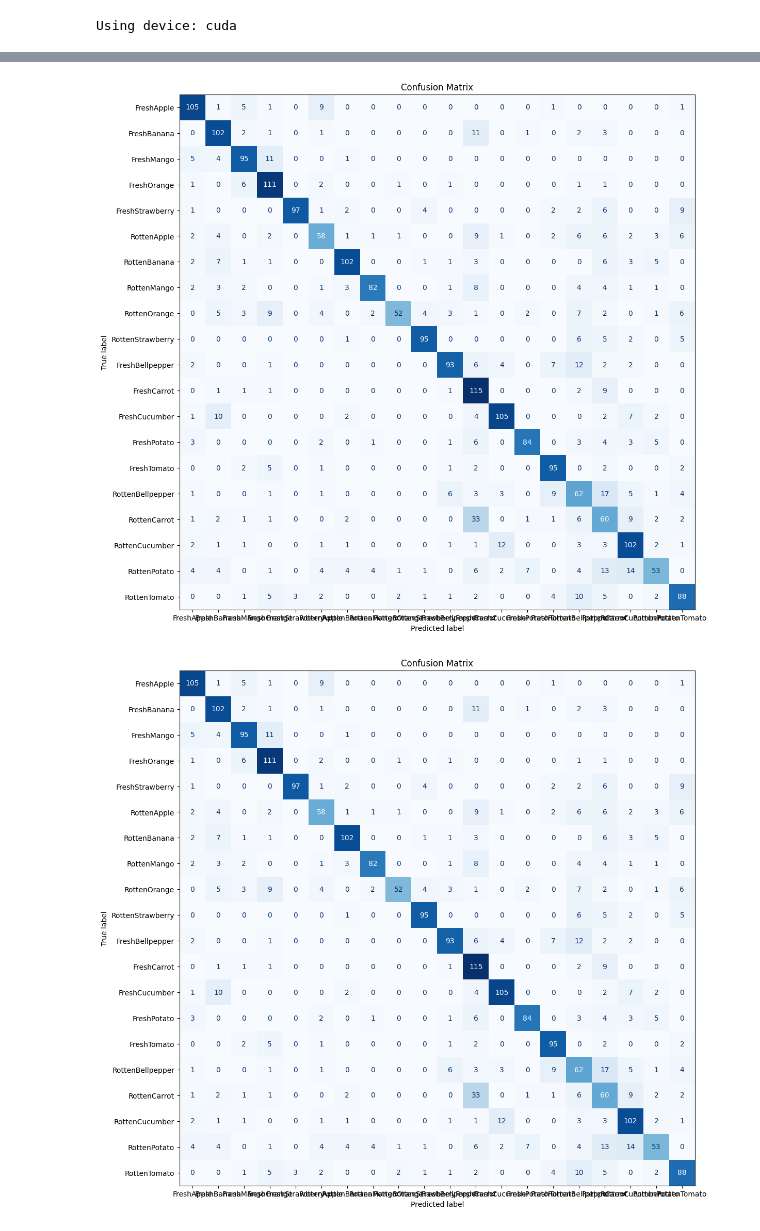
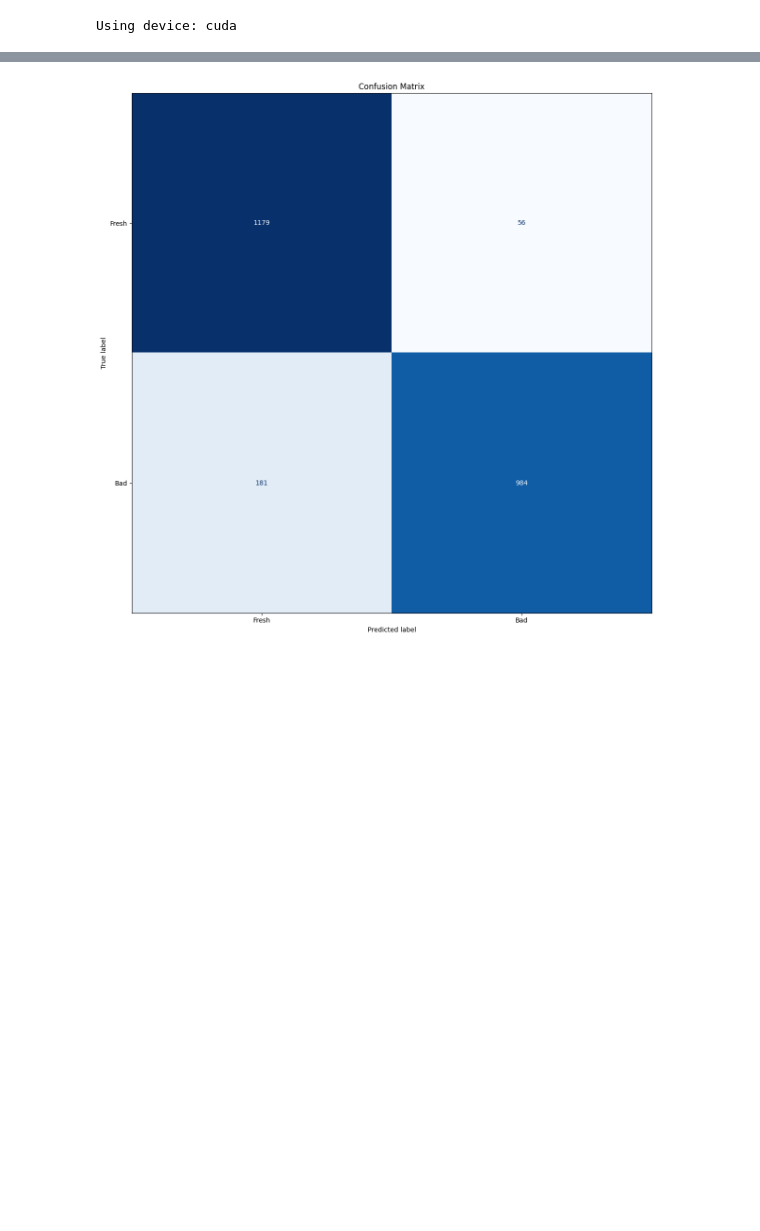
Before and after one commit to bloodlaac/sniffnet, a Jupyter notebook: src/sniffnet/core/test_epochs.ipynb, the cells around one changed output, grey strips where cells are left out. Drawn from its saved outputs; the diff is of its cells as text; code cells hidden in the pictures; blank space fills up the shorter version.

Commit message:
core: change classification to binary and fix transforms

```diff
--- a/src/sniffnet/core/test_epochs.ipynb
+++ b/src/sniffnet/core/test_epochs.ipynb
@@ -59,12 +57,7 @@ criterion = nn.CrossEntropyLoss()
 # %%
 food_dir = Path(f"{path}/products_dataset")
 
-FOOD = [
-    'FreshApple', 'FreshBanana', 'FreshMango', 'FreshOrange', 'FreshStrawberry',
-    'RottenApple', 'RottenBanana', 'RottenMango', 'RottenOrange', 'RottenStrawberry',
-    'FreshBellpepper', 'FreshCarrot', 'FreshCucumber', 'FreshPotato', 'FreshTomato',
-    'RottenBellpepper', 'RottenCarrot', 'RottenCucumber', 'RottenPotato', 'RottenTomato'
-]
+FOOD_CLASSES = ['Fresh', 'Bad']
 # %%
 class LabeledDataset():
     def __init__(
@@ -114,18 +107,19 @@ train_transforms = T.Compose([
 eval_transforms = T.Compose([
     T.Resize(int(IMAGE_SIZE * 1.14)),
     T.ToTensor(),
+    T.CenterCrop(IMAGE_SIZE),
     T.Normalize(IMAGE_MEAN, IMAGE_STD),
 ])
 # %%
-food_dataset = LabeledDataset(food_dir, FOOD)
+food_dataset = LabeledDataset(food_dir, FOOD_CLASSES)
 # %%
 train_dataset, val_dataset, test_dataset = torch.utils.data.random_split(
     food_dataset, [0.6, 0.2, 0.2]
 )
 # %%
 train_dataset.dataset.transform = train_transforms
-val_dataset.dataset.transforms = eval_transforms
-test_dataset.dataset.transforms = eval_transforms
+val_dataset.dataset.transform = eval_transforms
+test_dataset.dataset.transform = eval_transforms
 # %%
 train_dataloader = DataLoader(
   train_dataset,
@@ -678,12 +668,11 @@ weighted avg     0.7531    0.7317    0.7332      2400
 # %%
 fig, ax = plt.subplots(figsize=(12, 12))
 
-disp = ConfusionMatrixDisplay(confusion_matrix=cm, display_labels=FOOD)
+disp = ConfusionMatrixDisplay(confusion_matrix=cm, display_labels=FOOD_CLASSES)
 disp.plot(ax=ax, cmap=plt.cm.Blues, colorbar=False)
 ax.set_title("Confusion Matrix")
 
 plt.tight_layout()
 plt.show()
 # %% [output]
-[figure, old version]
+[figure, new version]
-[figure, removed]
```
Also changed, not shown: parts of 6 cells of this notebook, 1 other file.
